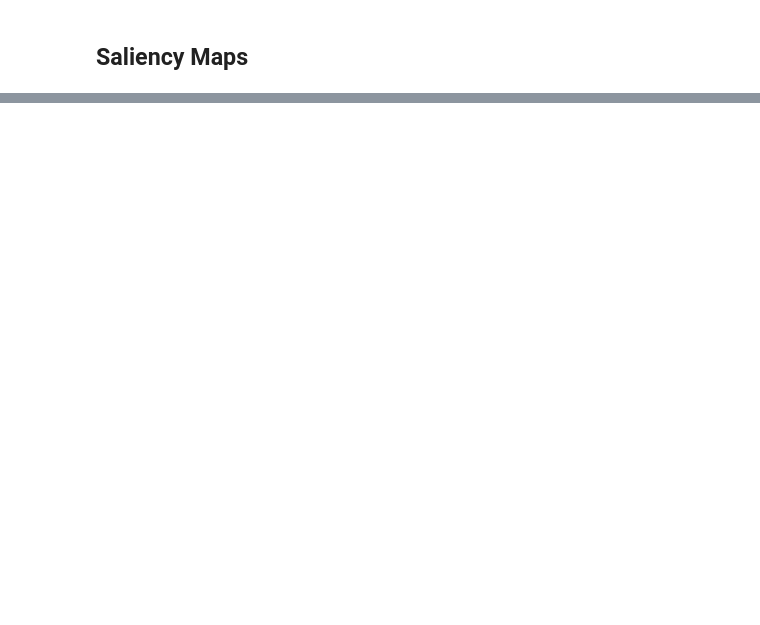
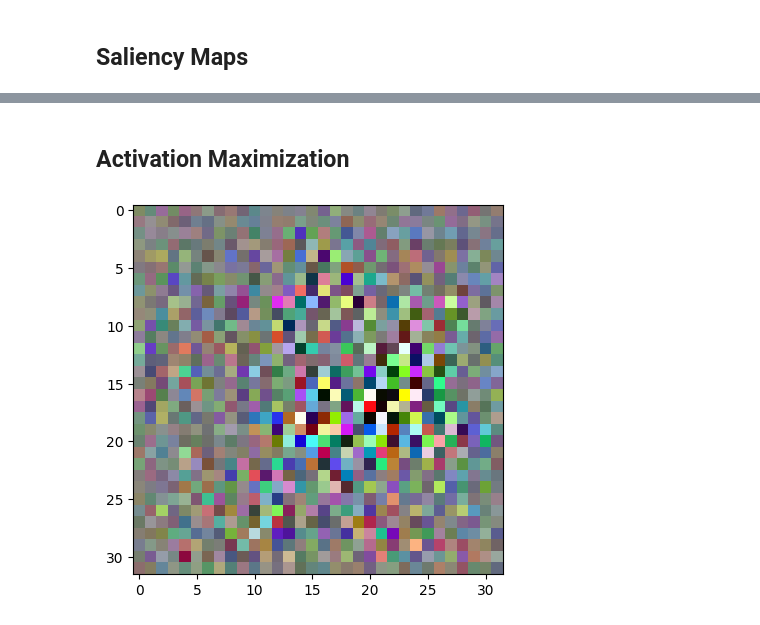
Before and after one commit to philippreinig/idl, a Jupyter notebook: assignments_9/a09_abremer_preinig.ipynb, the cells around one changed output, grey strips where cells are left out. Cells and saved outputs as stored; diff of their text form; code cells hidden in the pictures; blank space fills up the shorter version.

```diff
--- a/assignments_9/a09_abremer_preinig.ipynb
+++ b/assignments_9/a09_abremer_preinig.ipynb
@@ -118,2 +118,37 @@ plt.show()
 # %%
 # Blurring
+# %% [markdown]
+## Activation Maximization
+# %%
+def activation_maximization(model, target_class, max_iter=1000, lr=0.2):
+    num_classes = model.output_shape[1]
+    target_vec = np.zeros(num_classes)
+    target_vec[target_class] = 1
+
+    img = tf.Variable(np.random.uniform(0.4, 0.6, size=(1,32,32,3)).astype(np.float32))
+    prev_img = tf.Variable(np.zeros((1,32,32,3)).astype(np.float32))
+
+    for _ in range(max_iter):
+        with tf.GradientTape() as tape:
+            tape.watch(img)
+            logits = model(img)
+            loss = tf.keras.losses.mean_squared_error(target_class, logits)
+
+        grad = tape.gradient(loss, img)
+
+        prev_img = img
+        # assign_sub not wokring for some reason (I'm using tf.Variable not Tensor...)
+        img = img - (grad * lr)
+
+        # clip the pixel values to [0,1]
+        img = tf.where(img > 1.0, 1.0, img)
+        img = tf.where(img < 0.0, 0.0, img)
+
+    return img[0]
+# %%
+img = activation_maximization(model, 0)
+
+plt.imshow(img)
+plt.show()
+# %% [output]
+[figure, added]
```
Also changed, not shown: parts of 5 cells of this notebook.
